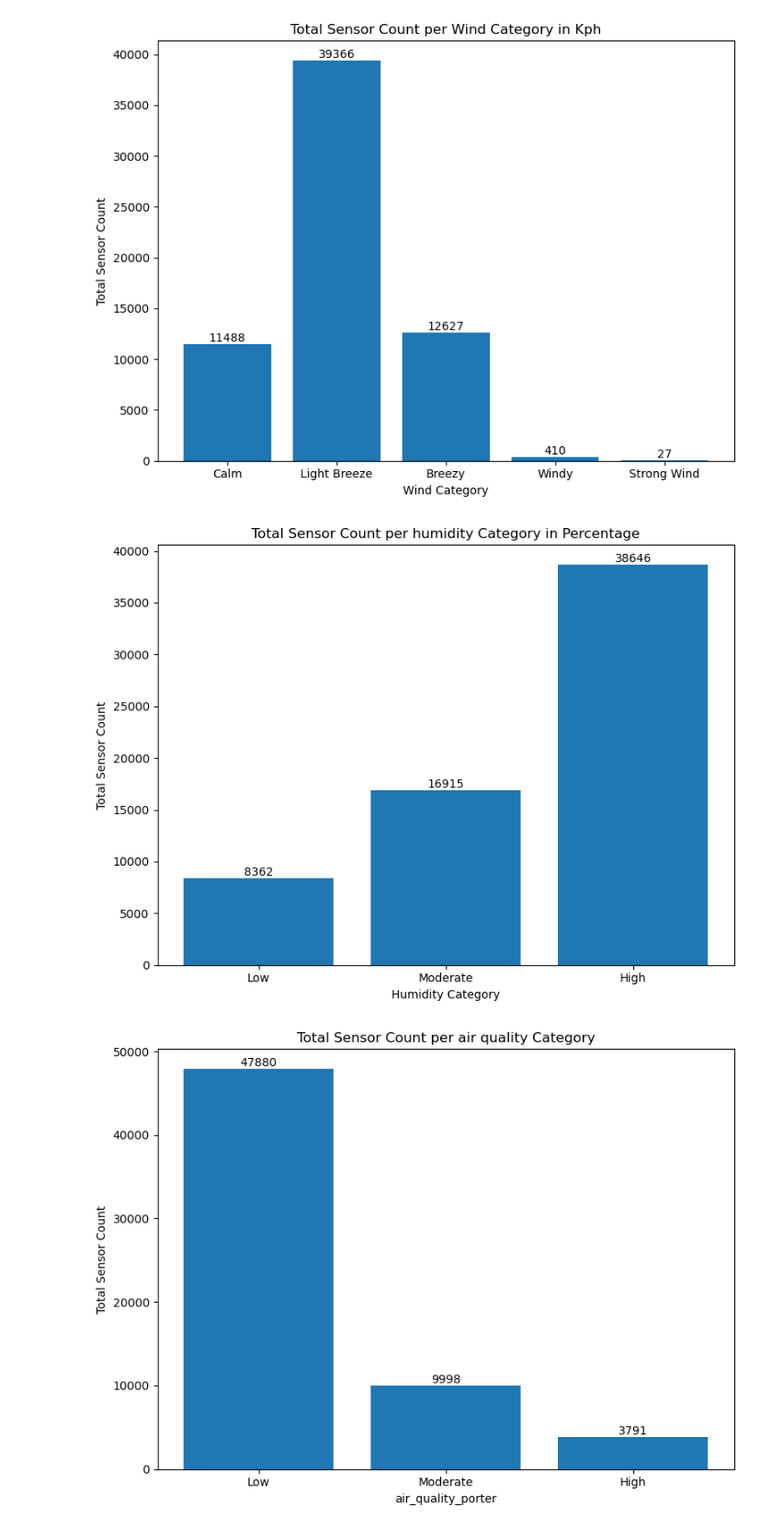
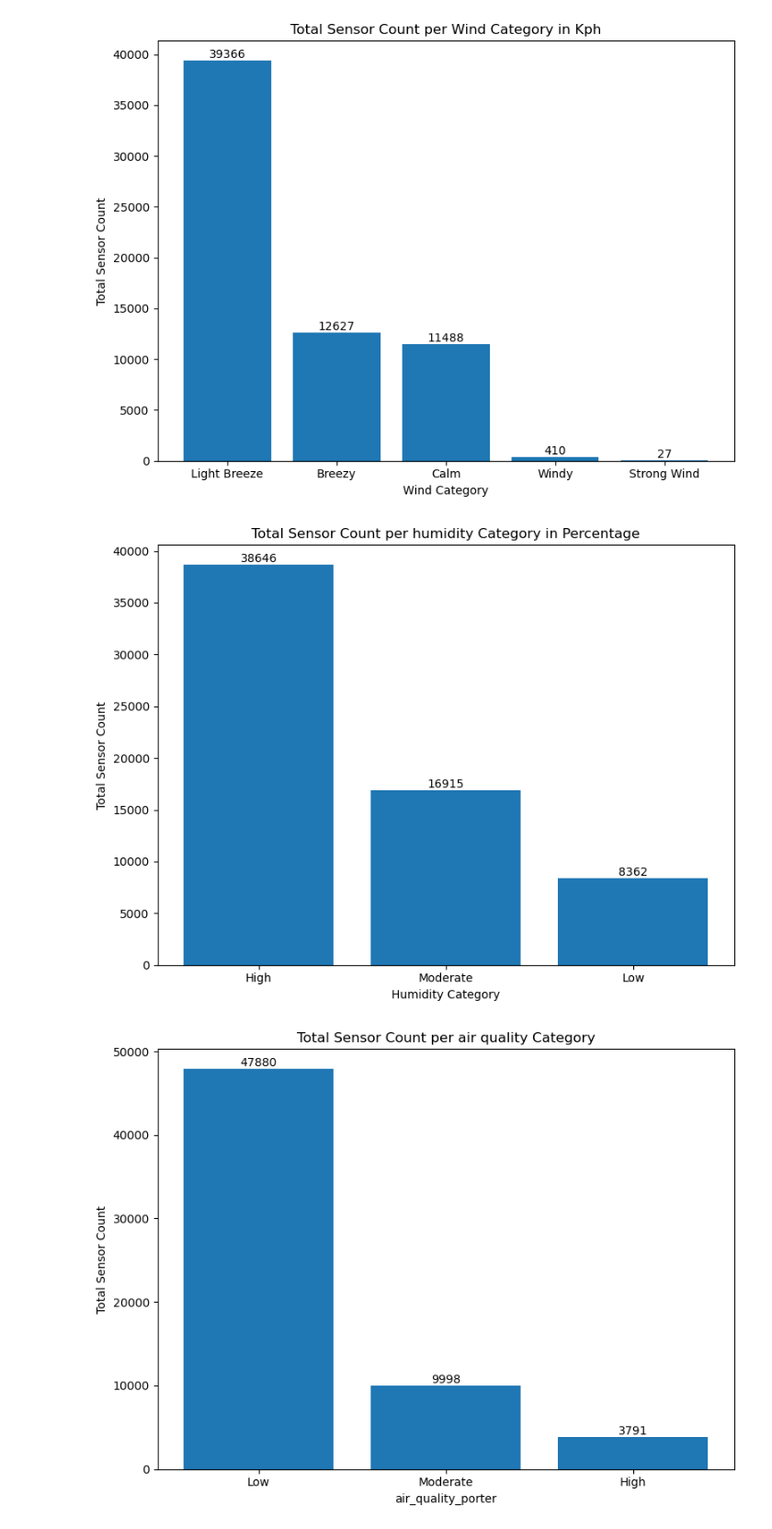
Before and after one commit to FlazeFy2/DS-World_Weather_Repository, a Jupyter notebook: exploratory data analysis-bar.ipynb, the cells around one changed output. Shown at 92% size. Cells and saved outputs as stored; diff of their text form; code cells hidden in the pictures.

```diff
--- a/exploratory data analysis-bar.ipynb
+++ b/exploratory data analysis-bar.ipynb
@@ -40,7 +40,7 @@ df['wind_category'] = pd.cut(
     labels=['Calm', 'Light Breeze', 'Breezy', 'Windy', 'Strong Wind']
 )
 # Count each temperature category
-temp_counts = df['wind_category'].value_counts().sort_index()
+temp_counts = df['wind_category'].value_counts().sort_values(ascending=False)
 
 # Bar Chart
 fig, ax = plt.subplots(figsize=(8, 6))
@@ -53,35 +53,35 @@ ax.set_ylabel('Total Sensor Count')
 plt.tight_layout()
 plt.show()
 # %% [output]
-[figure, old version]
+[figure, new version]
 # %%
 import pandas as pd
 import matplotlib.pyplot as plt
 
 df = pd.read_csv("GlobalWeatherRepository.csv")
 
 # Exploratory Data Analysis (EDA) - Bar Chart Total Sensor Count per Humidity Category in Percentage
 # Dataset
 df['humidity_category'] = pd.cut(
     df['humidity'],
     bins=[0, 30, 60, 100],
     labels=['Low', 'Moderate', 'High']
 )
 # Count each temperature category
-temp_counts = df['humidity_category'].value_counts().sort_index()
+temp_counts = df['humidity_category'].value_counts().sort_values(ascending=False)
 
 # Bar Chart
 fig, ax = plt.subplots(figsize=(8, 6))
 bars = ax.bar(temp_counts.index, temp_counts.values)
 # Plot the Label
 ax.bar_label(bars, labels=temp_counts.values, label_type='edge')
 ax.set_title('Total Sensor Count per humidity Category in Percentage')
 ax.set_xlabel('Humidity Category')
 ax.set_ylabel('Total Sensor Count')
 plt.tight_layout()
 plt.show()
 # %% [output]
-[figure, old version]
+[figure, new version]
 # %%
 import pandas as pd
 import matplotlib.pyplot as plt
```
Also changed, not shown: parts of 2 cells of this notebook, 1 other file.
